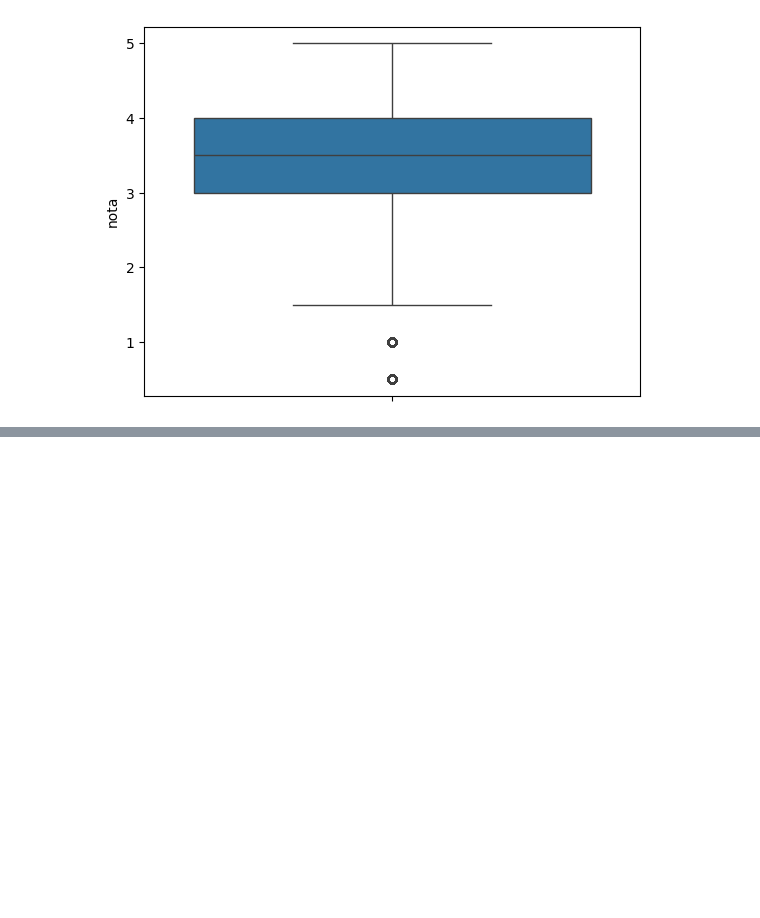
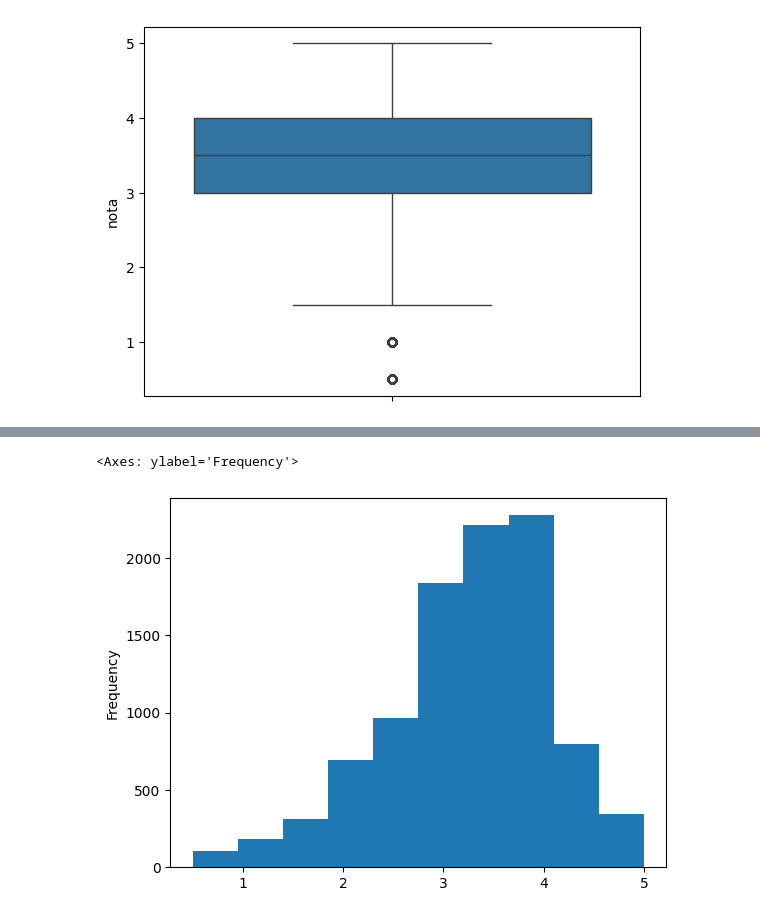
Before and after one commit to miguel-aguiars/AluraDataScience, a Jupyter notebook: Introdução a Data Science.ipynb, the cells around one changed output, grey strips where cells are left out. Drawn from its saved outputs; the diff is of its cells as text; code cells hidden in the pictures; blank space fills up the shorter version.

```diff
--- a/Introdução a Data Science.ipynb
+++ b/Introdução a Data Science.ipynb
@@ -76,0 +98,3 @@ sns.boxplot(df_notas.nota)
+# %%
+medias_por_filme = df_notas.groupby("filmeID").mean() ["nota"]
+medias_por_filme.head()
@@ -76,0 +109,5 @@ sns.boxplot(df_notas.nota)
+# %%
+medias_por_filme.plot(kind='hist')
+# %% [output]
+<Axes: ylabel='Frequency'>
+[figure, added]
```
Also changed, not shown: parts of 8 cells of this notebook.
